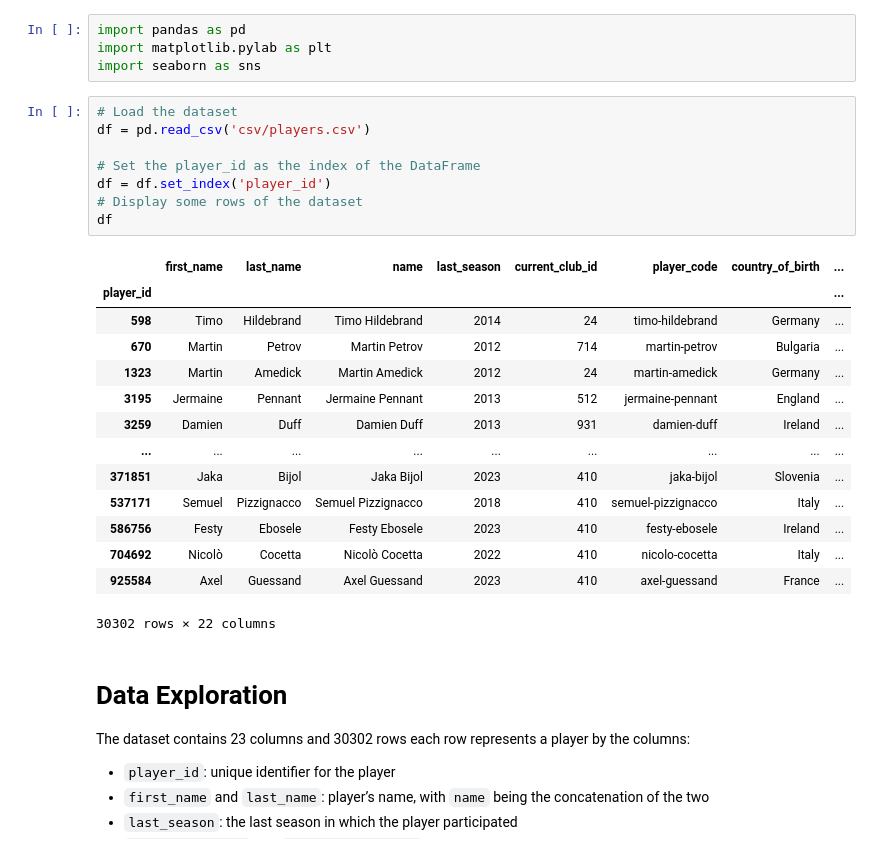
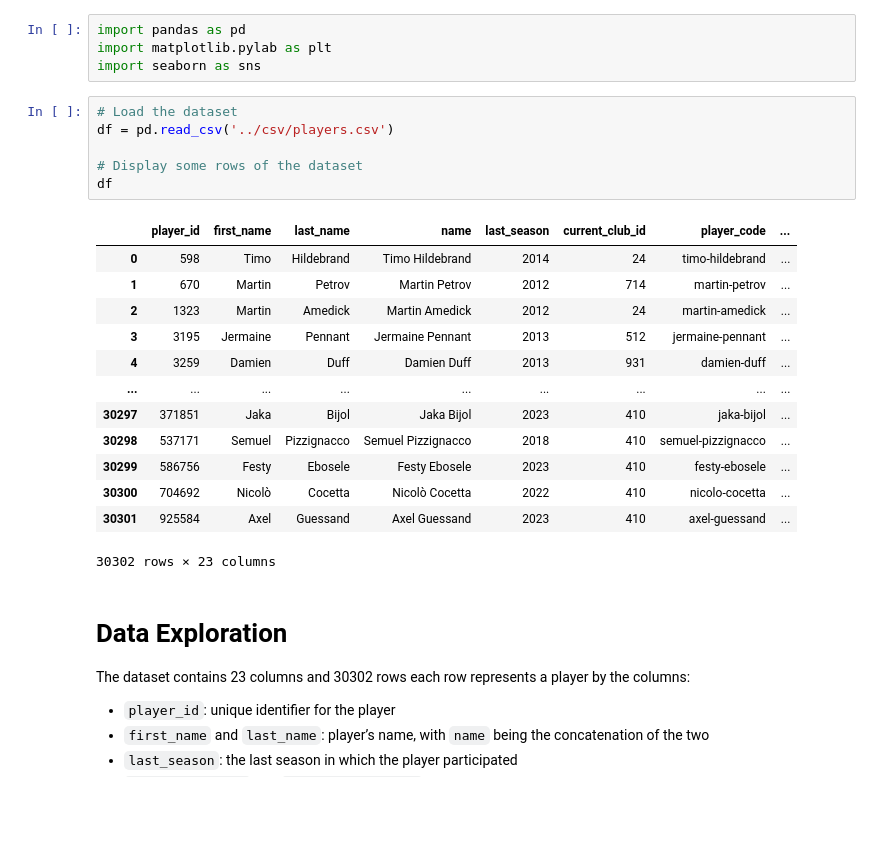
Before and after one commit to B-u-b-y/Jupiter-Notebooks, a Jupyter notebook: notebooks/players.ipynb, the cells around one changed output. Drawn from its saved outputs; the diff is of its cells as text; blank space fills up the shorter version.

Commit message:
Done player_valuations data analysis

```diff
--- a/notebooks/players.ipynb
+++ b/notebooks/players.ipynb
@@ -4,27 +4,24 @@ import matplotlib.pylab as plt
 import seaborn as sns
 # %%
 # Load the dataset
-df = pd.read_csv('csv/players.csv')
+df = pd.read_csv('../csv/players.csv')
 
-# Set the player_id as the index of the DataFrame
-df = df.set_index('player_id')
 # Display some rows of the dataset
 df
 # %% [output]
-|  | first_name | last_name | name | last_season | current_club_id | player_code | country_of_birth | ... |
-| player_id |  |  |  |  |  |  |  | ... |
-| 598 | Timo | Hildebrand | Timo Hildebrand | 2014 | 24 | timo-hildebrand | Germany | ... |
-| 670 | Martin | Petrov | Martin Petrov | 2012 | 714 | martin-petrov | Bulgaria | ... |
-| 1323 | Martin | Amedick | Martin Amedick | 2012 | 24 | martin-amedick | Germany | ... |
-| 3195 | Jermaine | Pennant | Jermaine Pennant | 2013 | 512 | jermaine-pennant | England | ... |
-| 3259 | Damien | Duff | Damien Duff | 2013 | 931 | damien-duff | Ireland | ... |
+|  | player_id | first_name | last_name | name | last_season | current_club_id | player_code | ... |
+| 0 | 598 | Timo | Hildebrand | Timo Hildebrand | 2014 | 24 | timo-hildebrand | ... |
+| 1 | 670 | Martin | Petrov | Martin Petrov | 2012 | 714 | martin-petrov | ... |
+| 2 | 1323 | Martin | Amedick | Martin Amedick | 2012 | 24 | martin-amedick | ... |
+| 3 | 3195 | Jermaine | Pennant | Jermaine Pennant | 2013 | 512 | jermaine-pennant | ... |
+| 4 | 3259 | Damien | Duff | Damien Duff | 2013 | 931 | damien-duff | ... |
 | ... | ... | ... | ... | ... | ... | ... | ... | ... |
-| 371851 | Jaka | Bijol | Jaka Bijol | 2023 | 410 | jaka-bijol | Slovenia | ... |
-| 537171 | Semuel | Pizzignacco | Semuel Pizzignacco | 2018 | 410 | semuel-pizzignacco | Italy | ... |
-| 586756 | Festy | Ebosele | Festy Ebosele | 2023 | 410 | festy-ebosele | Ireland | ... |
-| 704692 | Nicolò | Cocetta | Nicolò Cocetta | 2022 | 410 | nicolo-cocetta | Italy | ... |
-| 925584 | Axel | Guessand | Axel Guessand | 2023 | 410 | axel-guessand | France | ... |
+| 30297 | 371851 | Jaka | Bijol | Jaka Bijol | 2023 | 410 | jaka-bijol | ... |
+| 30298 | 537171 | Semuel | Pizzignacco | Semuel Pizzignacco | 2018 | 410 | semuel-pizzignacco | ... |
+| 30299 | 586756 | Festy | Ebosele | Festy Ebosele | 2023 | 410 | festy-ebosele | ... |
+| 30300 | 704692 | Nicolò | Cocetta | Nicolò Cocetta | 2022 | 410 | nicolo-cocetta | ... |
+| 30301 | 925584 | Axel | Guessand | Axel Guessand | 2023 | 410 | axel-guessand | ... |
-30302 rows × 22 columns
+30302 rows × 23 columns
 # %% [markdown]
 # Data Exploration
 The dataset contains 23 columns and 30302 rows each row represents a player by the columns:
```
Also changed, not shown: parts of 8 cells of this notebook, 1 other file.
